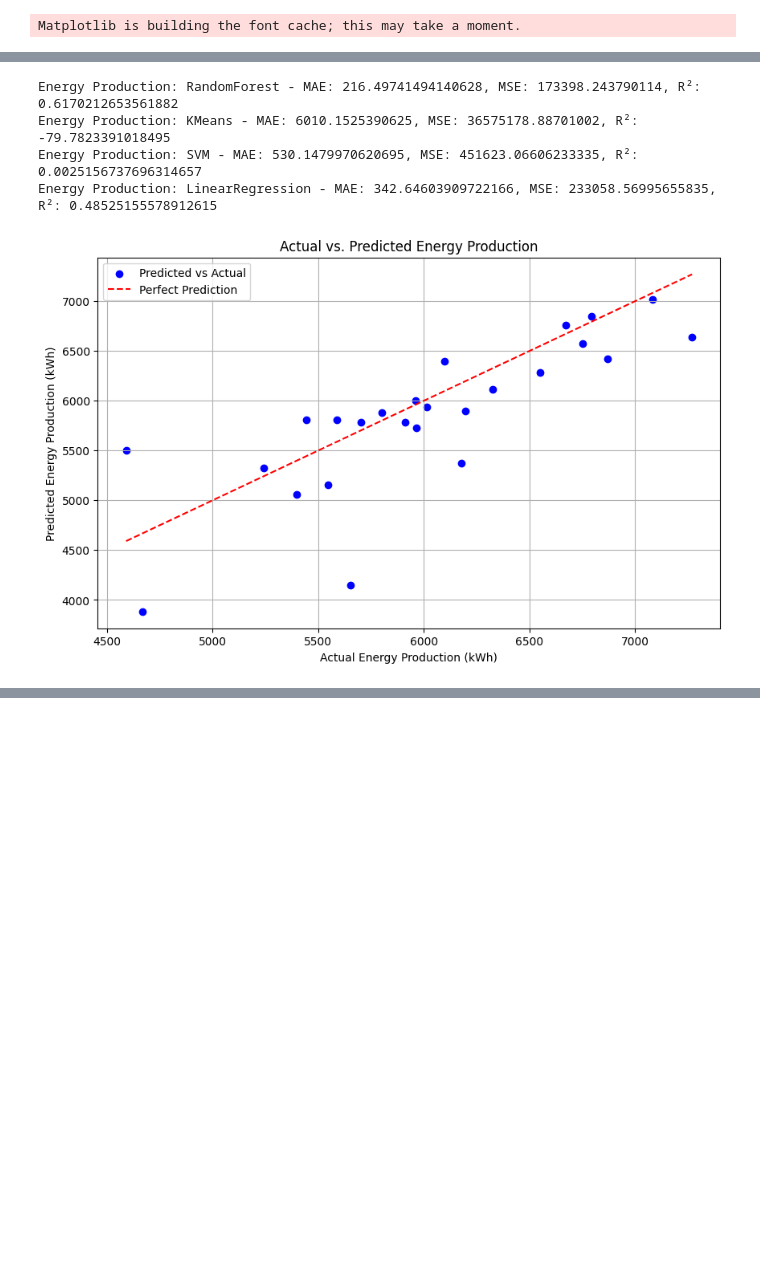
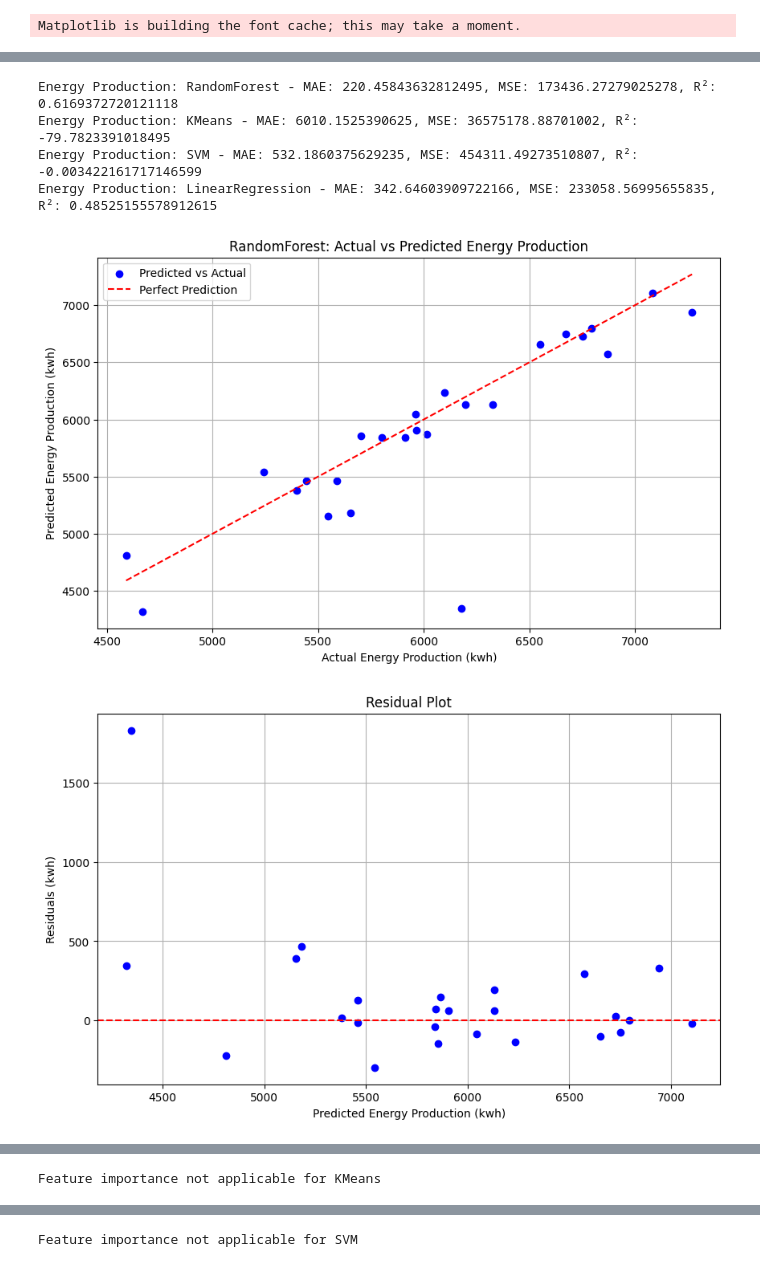
Before and after one commit to anushka77777/solar, a Jupyter notebook: solar.ipynb, the cells around one changed output, grey strips where cells are left out. Drawn from its saved outputs; the diff is of its cells as text; code cells hidden in the pictures; blank space fills up the shorter version.

```diff
--- a/solar.ipynb
+++ b/solar.ipynb
@@ -63,34 +63,34 @@ def haversine(lon1, lat1, lon2, lat2):
     return km
 
 
-def plot_actual_vs_predicted(y_test, y_pred):
+def plot_actual_vs_predicted(title="Actual vs Predicted", xlabel="Actual", ylabel="Predicted", y_test=[], y_pred=[]):
     plt.figure(figsize=(10, 6))
     plt.scatter(y_test, y_pred, color='blue', label='Predicted vs Actual')
     plt.plot([min(y_test), max(y_test)], [min(y_test), max(y_test)], color='red', linestyle='--', label='Perfect Prediction')
-    plt.xlabel('Actual Energy Production (kWh)')
-    plt.ylabel('Predicted Energy Production (kWh)')
-    plt.title('Actual vs. Predicted Energy Production')
+    plt.xlabel(xlabel)
+    plt.ylabel(ylabel)
+    plt.title(title)
     plt.legend()
     plt.grid(True)
     plt.show()
 
-def plot_residuals(y_test, y_pred):
+def plot_residuals(xlabel="Predicted", ylabel="Residuals", y_test=[], y_pred=[]):
     residuals = y_test - y_pred
     plt.figure(figsize=(10, 6))
     plt.scatter(y_pred, residuals, color='blue')
     plt.axhline(y=0, color='red', linestyle='--')
-    plt.xlabel('Predicted Energy Production (kWh)')
-    plt.ylabel('Residuals (kWh)')
+    plt.xlabel(xlabel)
+    plt.ylabel(ylabel)
     plt.title('Residual Plot')
     plt.grid(True)
     plt.show()
 
-def plot_feature_importance(model, X):
+def plot_feature_importance(title="Feature Importance", model=None, X={}):
     feature_importances = model.feature_importances_
     features = X.columns
     indices = np.argsort(feature_importances)[::-1]
     plt.figure(figsize=(10, 6))
-    plt.title('Feature Importance')
+    plt.title(title)
     plt.bar(range(X.shape[1]), feature_importances[indices], align='center')
     plt.xticks(range(X.shape[1]), [features[i] for i in indices], rotation=90)
     plt.xlabel('Feature')
@@ -449,7 +449,7 @@ from sklearn.svm import SVR
 from sklearn.linear_model import LinearRegression
 
 # Split the data into training and testing sets
-X = df.drop(columns=['energy_production', 'roi', 'city', 'country', 'weather', 'energy_savings', 'maintenance_cost', 'installation_cost'])
+X = df.drop(columns=['energy_production', 'roi', 'city', 'country', 'weather', 'energy_savings']) #energy saving is function of production so drop it
 y_energy = df['energy_production']
 y_roi = df['roi']
 
@@ -458,28 +458,50 @@ X_train_roi, X_test_roi, y_train_roi, y_test_roi = train_test_split(X, y_roi, te
 # %%
 # Train and evaluate multiple models for energy production
 models_energy = {
     'RandomForest': RandomForestRegressor(n_estimators=100, random_state=42),
     'KMeans': KMeans(n_clusters=3, random_state=42),
     'SVM': SVR(),
     'LinearRegression': LinearRegression()
 }
 
+models_energy_fitted = {}
 for name, model in models_energy.items():
     model.fit(X_train_energy, y_train_energy)
     y_pred_energy = model.predict(X_test_energy)
     mae = mean_absolute_error(y_test_energy, y_pred_energy)
     mse = mean_squared_error(y_test_energy, y_pred_energy)
     r2 = r2_score(y_test_energy, y_pred_energy)
+
+    models_energy_fitted[name] = {'model': model,
+                                  'y_test': y_test_energy, 'y_pred': y_pred_energy,
+                                  'x_train': X_train_energy, 'x_test': X_test_energy}
     print(f'Energy Production: {name} - MAE: {mae}, MSE: {mse}, R²: {r2}')
 
 
 # Plotting the results
-plot_actual_vs_predicted(y_test_energy, y_pred_energy)
-# plot_residuals(y_test, y_pred)
-# plot_feature_importance(model, X)
+
+for name, model_data in models_energy_fitted.items():
+    dimension = "Energy Production"
+    label = "{}: Actual vs Predicted {}".format(name, dimension)
+    ylabel= "Predicted {} (kwh)".format(dimension)
+    xlabel= "Actual {} (kwh)".format(dimension)
+    y_test = model_data['y_test']
+    y_pred = model_data['y_pred']
+
+    plot_actual_vs_predicted(title=label, xlabel=xlabel, ylabel=ylabel, y_test=y_test, y_pred=y_pred)
+
+    y_label_residuals= "Residuals (kwh)"
+    x_label_residuals = ylabel
+    plot_residuals(xlabel=x_label_residuals, ylabel=y_label_residuals, y_test=y_test, y_pred=y_pred)
+
+    if name == 'KMeans' or name == 'SVM' or name == 'LinearRegression':
+        print("Feature importance not applicable for {}".format(name))
+    else:
+        plot_feature_importance(title="{}: Feature Importance".format(name), model=model_data['model'], X=X)
 # %% [output]
-Energy Production: RandomForest - MAE: 216.49741494140628, MSE: 173398.243790114, R²: 0.6170212653561882
+Energy Production: RandomForest - MAE: 220.45843632812495, MSE: 173436.27279025278, R²: 0.6169372720121118
 Energy Production: KMeans - MAE: 6010.1525390625, MSE: 36575178.88701002, R²: -79.7823391018495
-Energy Production: SVM - MAE: 530.1479970620695, MSE: 451623.06606233335, R²: 0.0025156737696314657
+Energy Production: SVM - MAE: 532.1860375629235, MSE: 454311.49273510807, R²: -0.003422161717146599
 Energy Production: LinearRegression - MAE: 342.64603909722166, MSE: 233058.56995655835, R²: 0.48525155578912615
-[figure, old version]
+[figure, new version]
+[figure, added]
@@ -485,0 +511 @@ Energy Production: LinearRegression - MAE: 342.64603909722166, MSE: 233058.56995
+Feature importance not applicable for KMeans
@@ -485,0 +514 @@ Energy Production: LinearRegression - MAE: 342.64603909722166, MSE: 233058.56995
+Feature importance not applicable for SVM
```
Also changed, not shown: parts of 6 cells of this notebook.
